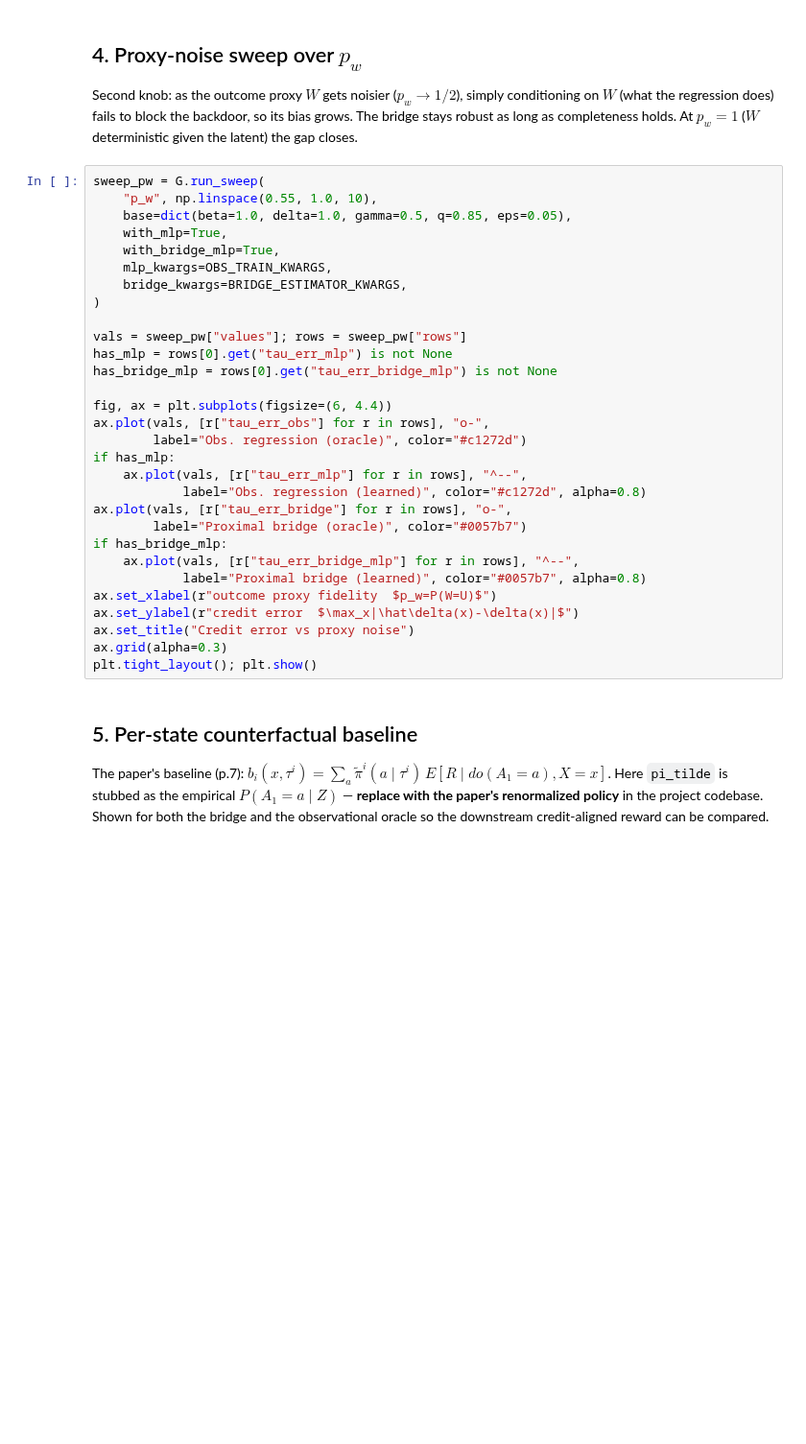
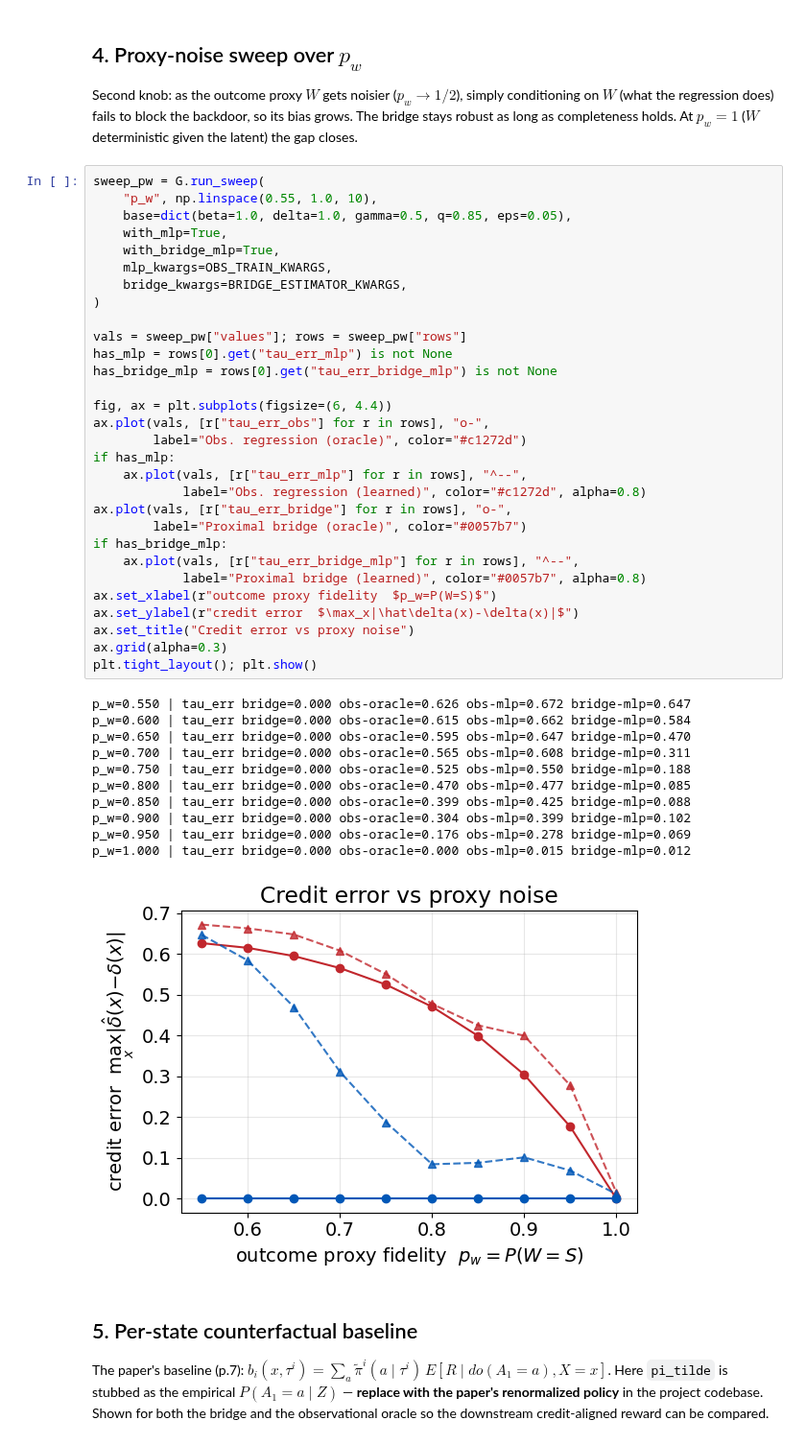
Before and after one commit to chamjinJoo/credit_assign_IRR, a Jupyter notebook: oracle/latent_context_matrix_game_eval.ipynb, the cells around one changed output. Shown at 96% size. Drawn from its saved outputs; the diff is of its cells as text; blank space fills up the shorter version.

```diff
--- a/oracle/latent_context_matrix_game_eval.ipynb
+++ b/oracle/latent_context_matrix_game_eval.ipynb
@@ -426,33 +481,45 @@ the gap closes.
 # %%
 sweep_pw = G.run_sweep(
     "p_w", np.linspace(0.55, 1.0, 10),
     base=dict(beta=1.0, delta=1.0, gamma=0.5, q=0.85, eps=0.05),
     with_mlp=True,
     with_bridge_mlp=True,
     mlp_kwargs=OBS_TRAIN_KWARGS,
     bridge_kwargs=BRIDGE_ESTIMATOR_KWARGS,
 )
 
 vals = sweep_pw["values"]; rows = sweep_pw["rows"]
 has_mlp = rows[0].get("tau_err_mlp") is not None
 has_bridge_mlp = rows[0].get("tau_err_bridge_mlp") is not None
 
 fig, ax = plt.subplots(figsize=(6, 4.4))
 ax.plot(vals, [r["tau_err_obs"] for r in rows], "o-",
         label="Obs. regression (oracle)", color="#c1272d")
 if has_mlp:
     ax.plot(vals, [r["tau_err_mlp"] for r in rows], "^--",
             label="Obs. regression (learned)", color="#c1272d", alpha=0.8)
 ax.plot(vals, [r["tau_err_bridge"] for r in rows], "o-",
         label="Proximal bridge (oracle)", color="#0057b7")
 if has_bridge_mlp:
     ax.plot(vals, [r["tau_err_bridge_mlp"] for r in rows], "^--",
             label="Proximal bridge (learned)", color="#0057b7", alpha=0.8)
-ax.set_xlabel(r"outcome proxy fidelity  $p_w=P(W=U)$")
+ax.set_xlabel(r"outcome proxy fidelity  $p_w=P(W=S)$")
 ax.set_ylabel(r"credit error  $\max_x|\hat\delta(x)-\delta(x)|$")
 ax.set_title("Credit error vs proxy noise")
 ax.grid(alpha=0.3)
 plt.tight_layout(); plt.show()
+# %% [output]
+p_w=0.550 | tau_err bridge=0.000 obs-oracle=0.626 obs-mlp=0.672 bridge-mlp=0.647
+p_w=0.600 | tau_err bridge=0.000 obs-oracle=0.615 obs-mlp=0.662 bridge-mlp=0.584
+p_w=0.650 | tau_err bridge=0.000 obs-oracle=0.595 obs-mlp=0.647 bridge-mlp=0.470
+p_w=0.700 | tau_err bridge=0.000 obs-oracle=0.565 obs-mlp=0.608 bridge-mlp=0.311
+p_w=0.750 | tau_err bridge=0.000 obs-oracle=0.525 obs-mlp=0.550 bridge-mlp=0.188
+p_w=0.800 | tau_err bridge=0.000 obs-oracle=0.470 obs-mlp=0.477 bridge-mlp=0.085
+p_w=0.850 | tau_err bridge=0.000 obs-oracle=0.399 obs-mlp=0.425 bridge-mlp=0.088
+p_w=0.900 | tau_err bridge=0.000 obs-oracle=0.304 obs-mlp=0.399 bridge-mlp=0.102
+p_w=0.950 | tau_err bridge=0.000 obs-oracle=0.176 obs-mlp=0.278 bridge-mlp=0.069
+p_w=1.000 | tau_err bridge=0.000 obs-oracle=0.000 obs-mlp=0.015 bridge-mlp=0.012
+[figure, added]
 # %% [markdown]
 ## 5. Per-state counterfactual baseline
 
```
Also changed, not shown: parts of 9 cells of this notebook, 3 other files.
